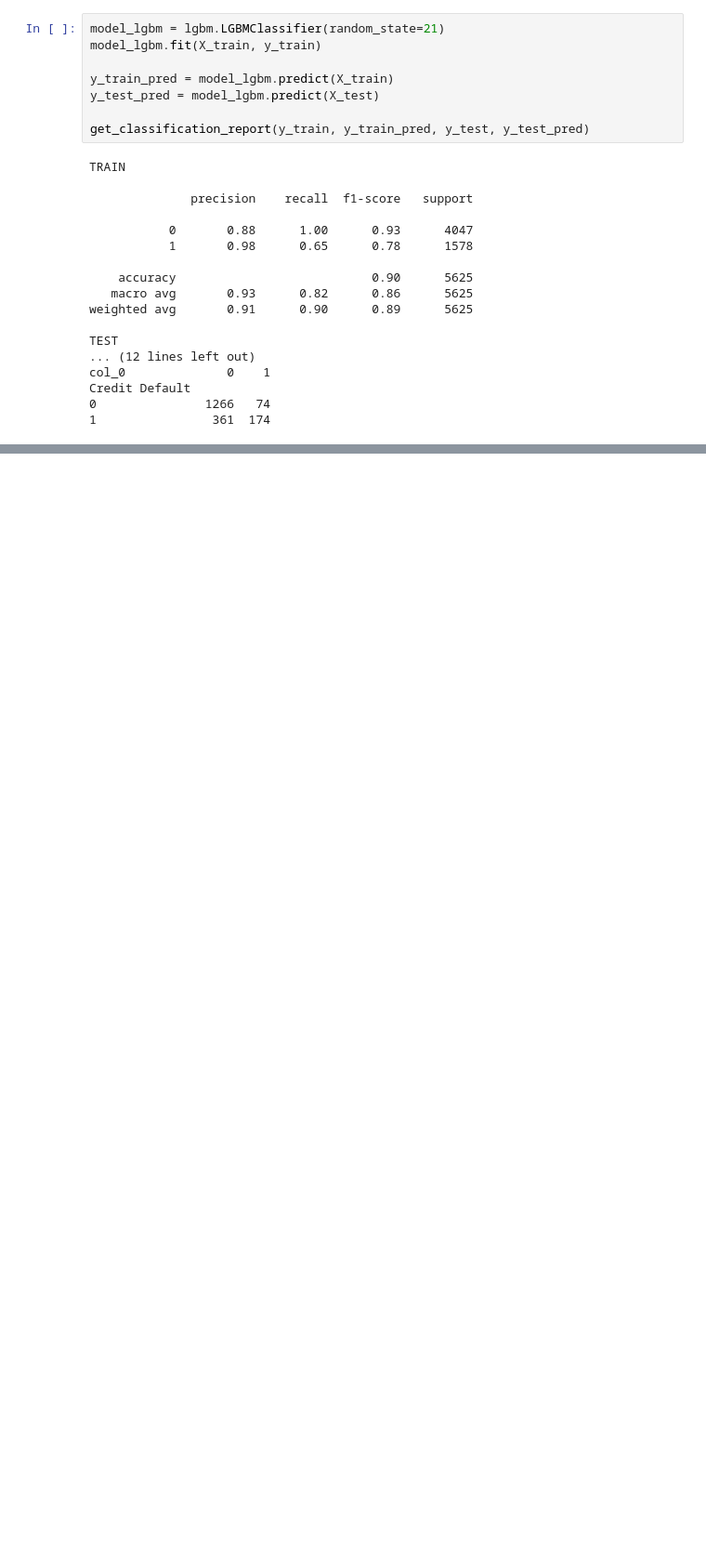
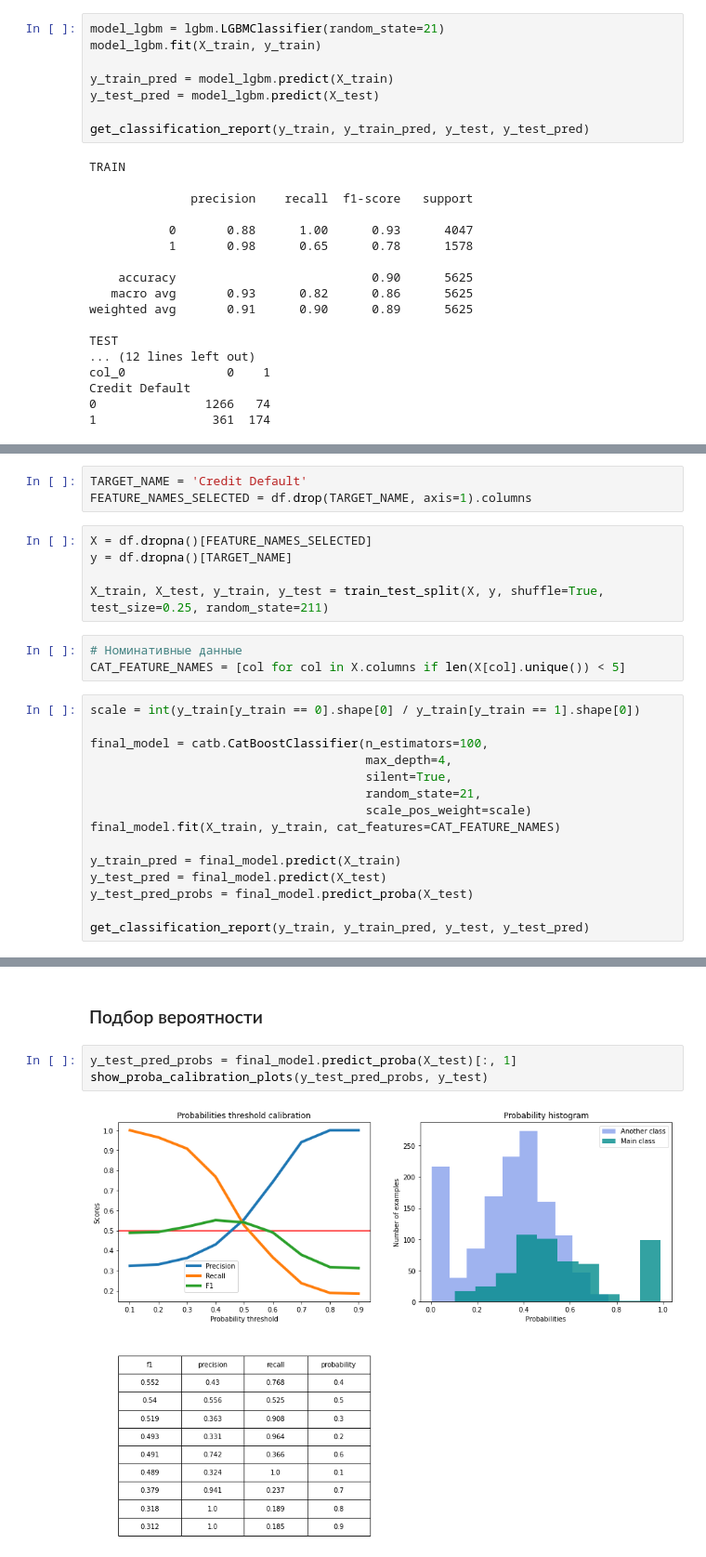
Before and after one commit to llkenny/python_ds_2, a Jupyter notebook: Final/MSDoroshenko/_solution.ipynb, the cells around one changed output, grey strips where cells are left out. Shown at 93% size. Saved outputs shown, nothing was run; the diff lists cells and outputs as text; blank space fills up the shorter version.

```diff
--- a/Final/MSDoroshenko/_solution.ipynb
+++ b/Final/MSDoroshenko/_solution.ipynb
@@ -654,0 +815,26 @@ Credit Default
+# %%
+TARGET_NAME = 'Credit Default'
+FEATURE_NAMES_SELECTED = df.drop(TARGET_NAME, axis=1).columns
+# %%
+X = df.dropna()[FEATURE_NAMES_SELECTED]
+y = df.dropna()[TARGET_NAME]
+
+X_train, X_test, y_train, y_test = train_test_split(X, y, shuffle=True, test_size=0.25, random_state=211)
+# %%
+# Номинативные данные
+CAT_FEATURE_NAMES = [col for col in X.columns if len(X[col].unique()) < 5]
+# %%
+scale = int(y_train[y_train == 0].shape[0] / y_train[y_train == 1].shape[0])
+
+final_model = catb.CatBoostClassifier(n_estimators=100,
+                                      max_depth=4,
+                                      silent=True,
+                                      random_state=21,
+                                      scale_pos_weight=scale)
+final_model.fit(X_train, y_train, cat_features=CAT_FEATURE_NAMES)
+
+y_train_pred = final_model.predict(X_train)
+y_test_pred = final_model.predict(X_test)
+y_test_pred_probs = final_model.predict_proba(X_test)
+
+get_classification_report(y_train, y_train_pred, y_test, y_test_pred)
@@ -654,0 +859,7 @@ Credit Default
+# %% [markdown]
+### Подбор вероятности
+# %%
+y_test_pred_probs = final_model.predict_proba(X_test)[:, 1]
+show_proba_calibration_plots(y_test_pred_probs, y_test)
+# %% [output]
+[figure, added]
```
Also changed, not shown: parts of 27 cells of this notebook, 29 other files.
